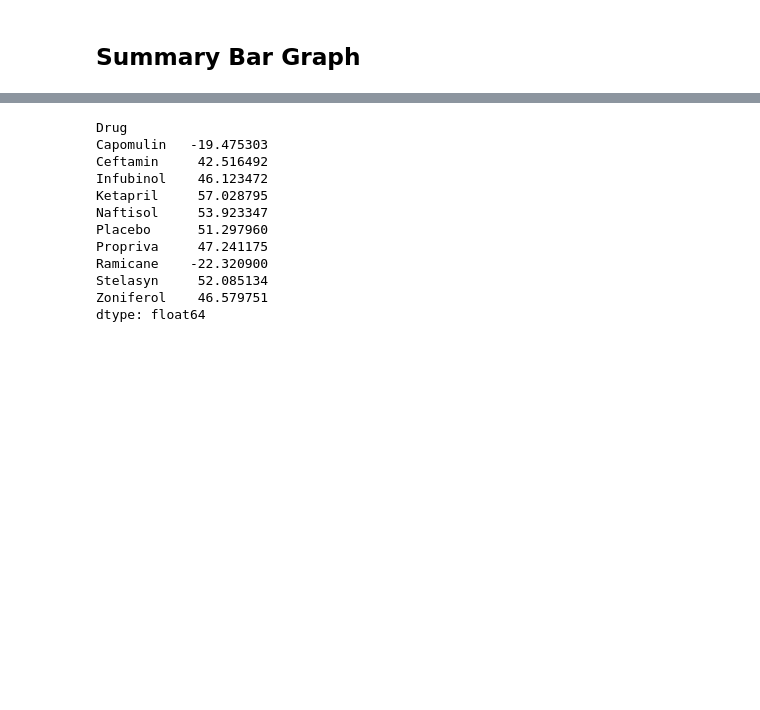
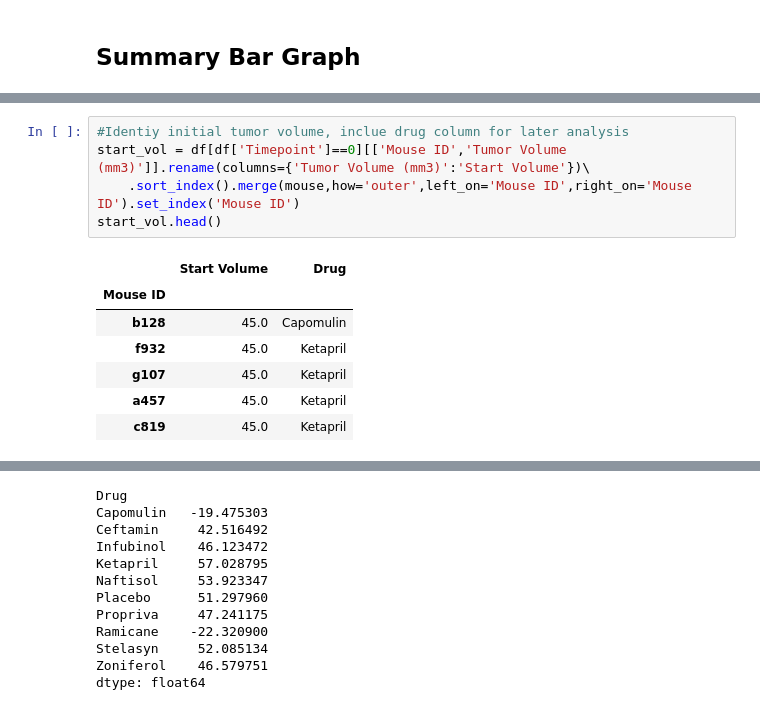
Before and after one commit to JansenKat/matplotlib-challenge, a Jupyter notebook: Pymaceuticals/pymaceuticals_starter.ipynb, the cells around one changed output, grey strips where cells are left out. Drawn from its saved outputs; the diff is of its cells as text; blank space fills up the shorter version.

```diff
--- a/Pymaceuticals/pymaceuticals_starter.ipynb
+++ b/Pymaceuticals/pymaceuticals_starter.ipynb
@@ -224,0 +251,13 @@ plt.show()
+# %%
+#Identiy initial tumor volume, inclue drug column for later analysis
+start_vol = df[df['Timepoint']==0][['Mouse ID','Tumor Volume (mm3)']].rename(columns={'Tumor Volume (mm3)':'Start Volume'})\
+    .sort_index().merge(mouse,how='outer',left_on='Mouse ID',right_on='Mouse ID').set_index('Mouse ID')
+start_vol.head()
+# %% [output]
+|  | Start Volume | Drug |
+| Mouse ID |  |  |
+| b128 | 45.0 | Capomulin |
+| f932 | 45.0 | Ketapril |
+| g107 | 45.0 | Ketapril |
+| a457 | 45.0 | Ketapril |
+| c819 | 45.0 | Ketapril |
```
Also changed, not shown: parts of 7 cells of this notebook.
